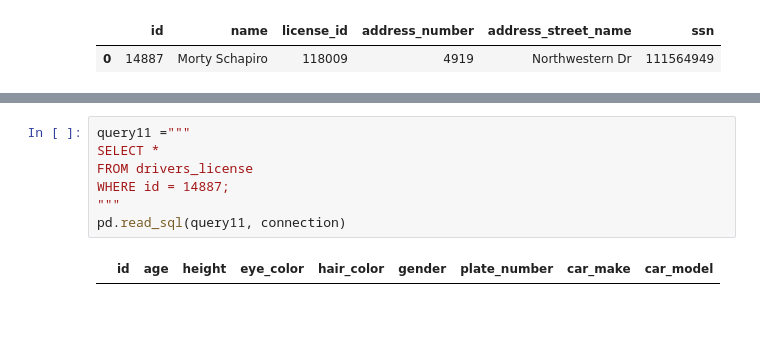
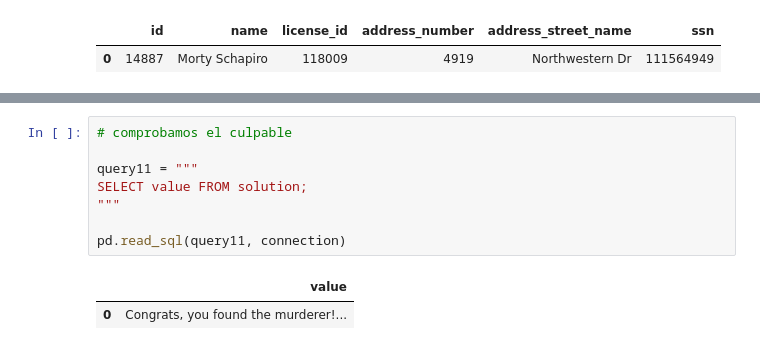
Before and after one commit to annahico/Team-Challenge-2---Team-Harry_Bosch, a Jupyter notebook: SQL_DB/Parte_I_SQL Game.ipynb, the cells around one changed output, grey strips where cells are left out. Saved outputs shown, nothing was run; the diff lists cells and outputs as text; blank space fills up the shorter version.

Commit message:
Asesinato resuelto
He encontrado al culpable del crimen

```diff
--- a/SQL_DB/Parte_I_SQL Game.ipynb
+++ b/SQL_DB/Parte_I_SQL Game.ipynb
@@ -190,9 +214,11 @@ pd.read_sql(query8, connection)
 # %%
-query11 ="""
-SELECT *
-FROM drivers_license
-WHERE id = 14887;
+# comprobamos el culpable
+
+query11 = """
+SELECT value FROM solution;
 """
+
 pd.read_sql(query11, connection)
 # %% [output]
-|  | id | age | height | eye_color | hair_color | gender | plate_number | car_make | car_model |
+|  | value |
+| 0 | Congrats, you found the murderer!... |
```
Also changed, not shown: parts of 9 cells of this notebook, 1 other file.
